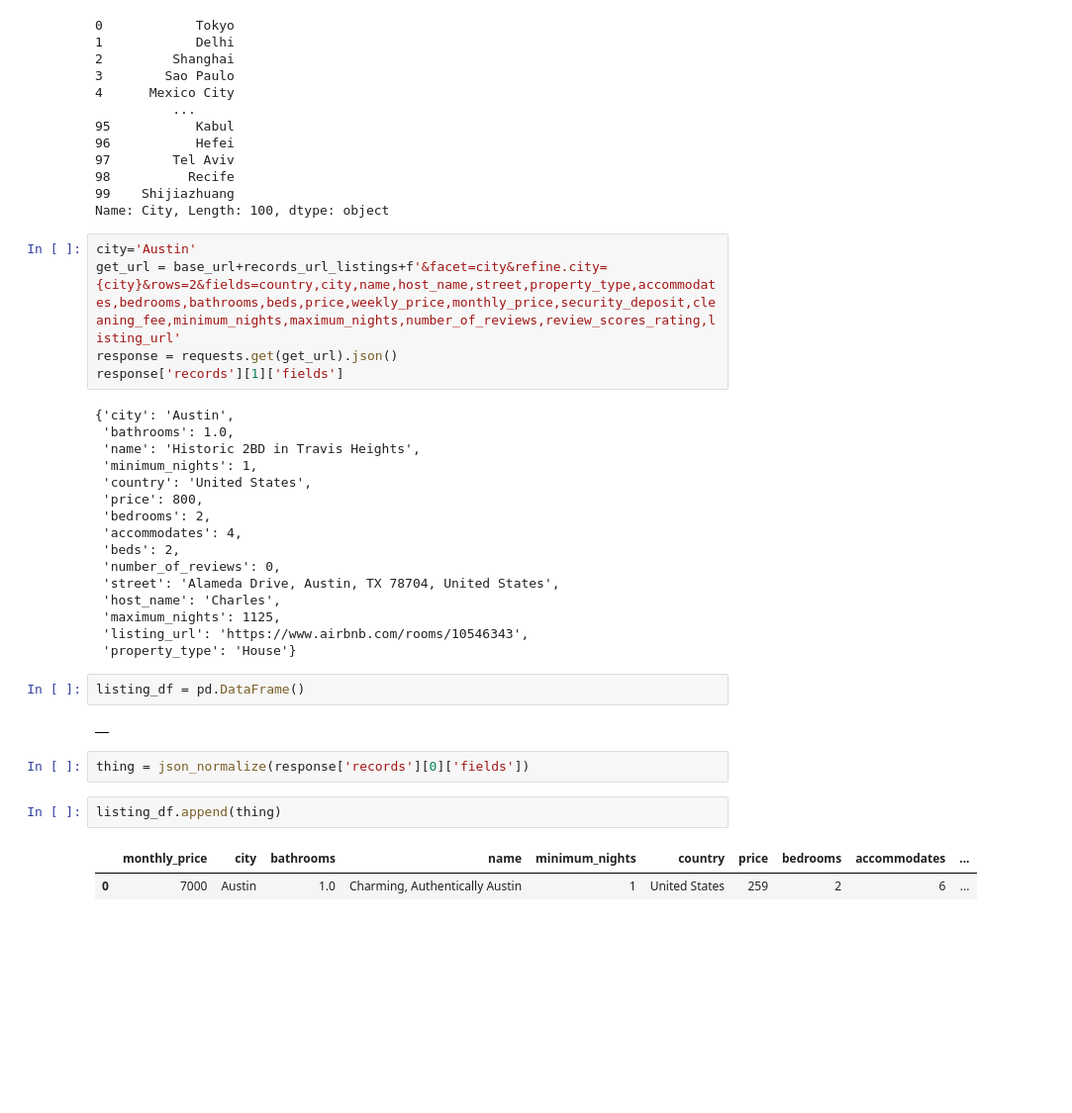
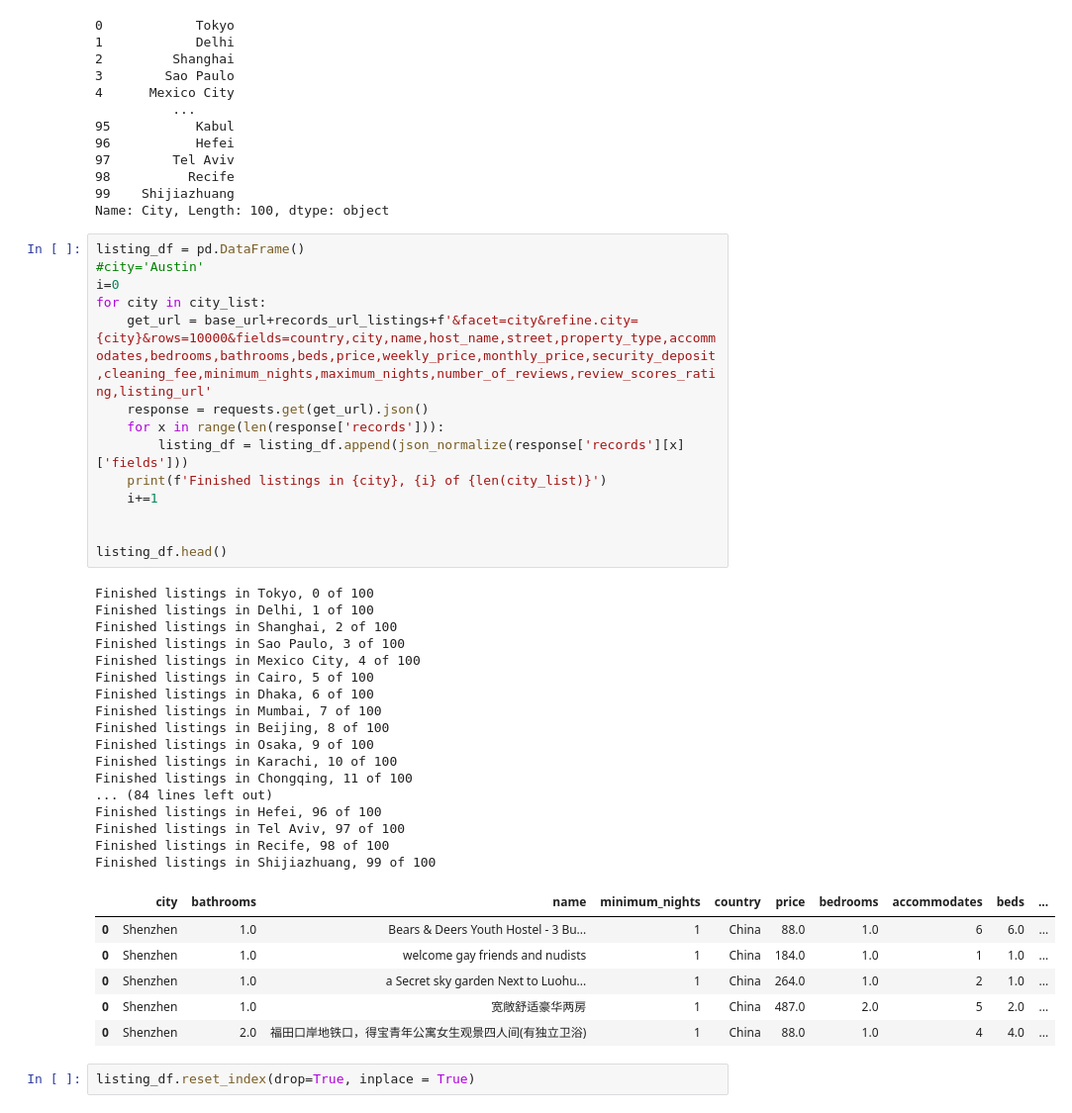
Before and after one commit to Travis-Molnoskey/ETL-Project, a Jupyter notebook: Data_Cleanup.ipynb, the cells around one changed output. Shown: that part at 99% size. Saved outputs shown, nothing was run; the diff lists cells and outputs as text; blank space fills up the shorter version.

```diff
--- a/Data_Cleanup.ipynb
+++ b/Data_Cleanup.ipynb
@@ -41,34 +41,42 @@ city_list
 99    Shijiazhuang
 Name: City, Length: 100, dtype: object
 # %%
-city='Austin'
-get_url = base_url+records_url_listings+f'&facet=city&refine.city={city}&rows=2&fields=country,city,name,host_name,street,property_type,accommodates,bedrooms,bathrooms,beds,price,weekly_price,monthly_price,security_deposit,cleaning_fee,minimum_nights,maximum_nights,number_of_reviews,review_scores_rating,listing_url'
-response = requests.get(get_url).json()
-response['records'][1]['fields']
+listing_df = pd.DataFrame()
+#city='Austin'
+i=0
+for city in city_list:
+    get_url = base_url+records_url_listings+f'&facet=city&refine.city={city}&rows=10000&fields=country,city,name,host_name,street,property_type,accommodates,bedrooms,bathrooms,beds,price,weekly_price,monthly_price,security_deposit,cleaning_fee,minimum_nights,maximum_nights,number_of_reviews,review_scores_rating,listing_url'
+    response = requests.get(get_url).json()
+    for x in range(len(response['records'])):
+        listing_df = listing_df.append(json_normalize(response['records'][x]['fields']))
+    print(f'Finished listings in {city}, {i} of {len(city_list)}')
+    i+=1
+
+
+listing_df.head()
 # %% [output]
-{'city': 'Austin',
- 'bathrooms': 1.0,
- 'name': 'Historic 2BD in Travis Heights',
- 'minimum_nights': 1,
- 'country': 'United States',
- 'price': 800,
- 'bedrooms': 2,
- 'accommodates': 4,
- 'beds': 2,
- 'number_of_reviews': 0,
- 'street': 'Alameda Drive, Austin, TX 78704, United States',
- 'host_name': 'Charles',
- 'maximum_nights': 1125,
- 'listing_url': 'https://www.airbnb.com/rooms/10546343',
- 'property_type': 'House'}
+Finished listings in Tokyo, 0 of 100
+Finished listings in Delhi, 1 of 100
+Finished listings in Shanghai, 2 of 100
+Finished listings in Sao Paulo, 3 of 100
+Finished listings in Mexico City, 4 of 100
+Finished listings in Cairo, 5 of 100
+Finished listings in Dhaka, 6 of 100
+Finished listings in Mumbai, 7 of 100
+Finished listings in Beijing, 8 of 100
+Finished listings in Osaka, 9 of 100
+Finished listings in Karachi, 10 of 100
+Finished listings in Chongqing, 11 of 100
+... (84 lines left out)
+Finished listings in Hefei, 96 of 100
+Finished listings in Tel Aviv, 97 of 100
+Finished listings in Recife, 98 of 100
+Finished listings in Shijiazhuang, 99 of 100
+|  | city | bathrooms | name | minimum_nights | country | price | bedrooms | accommodates | beds | ... |
+| 0 | Shenzhen | 1.0 | Bears & Deers Youth Hostel - 3 Bu... | 1 | China | 88.0 | 1.0 | 6 | 6.0 | ... |
+| 0 | Shenzhen | 1.0 | welcome gay friends and nudists | 1 | China | 184.0 | 1.0 | 1 | 1.0 | ... |
+| 0 | Shenzhen | 1.0 | a Secret sky garden Next to Luohu... | 1 | China | 264.0 | 1.0 | 2 | 1.0 | ... |
+| 0 | Shenzhen | 1.0 | 宽敞舒适豪华两房 | 1 | China | 487.0 | 2.0 | 5 | 2.0 | ... |
+| 0 | Shenzhen | 2.0 | 福田口岸地铁口，得宝青年公寓女生观景四人间(有独立卫浴) | 1 | China | 88.0 | 1.0 | 4 | 4.0 | ... |
-# %%
-listing_df = pd.DataFrame()
-# %% [output]
-|  |
-# %%
-thing = json_normalize(response['records'][0]['fields'])
-# %%
-listing_df.append(thing)
-# %% [output]
-|  | monthly_price | city | bathrooms | name | minimum_nights | country | price | bedrooms | accommodates | ... |
-| 0 | 7000 | Austin | 1.0 | Charming, Authentically Austin | 1 | United States | 259 | 2 | 6 | ... |
+# %%
+listing_df.reset_index(drop=True, inplace = True)
```
Also changed, not shown: parts of 9 cells of this notebook.
